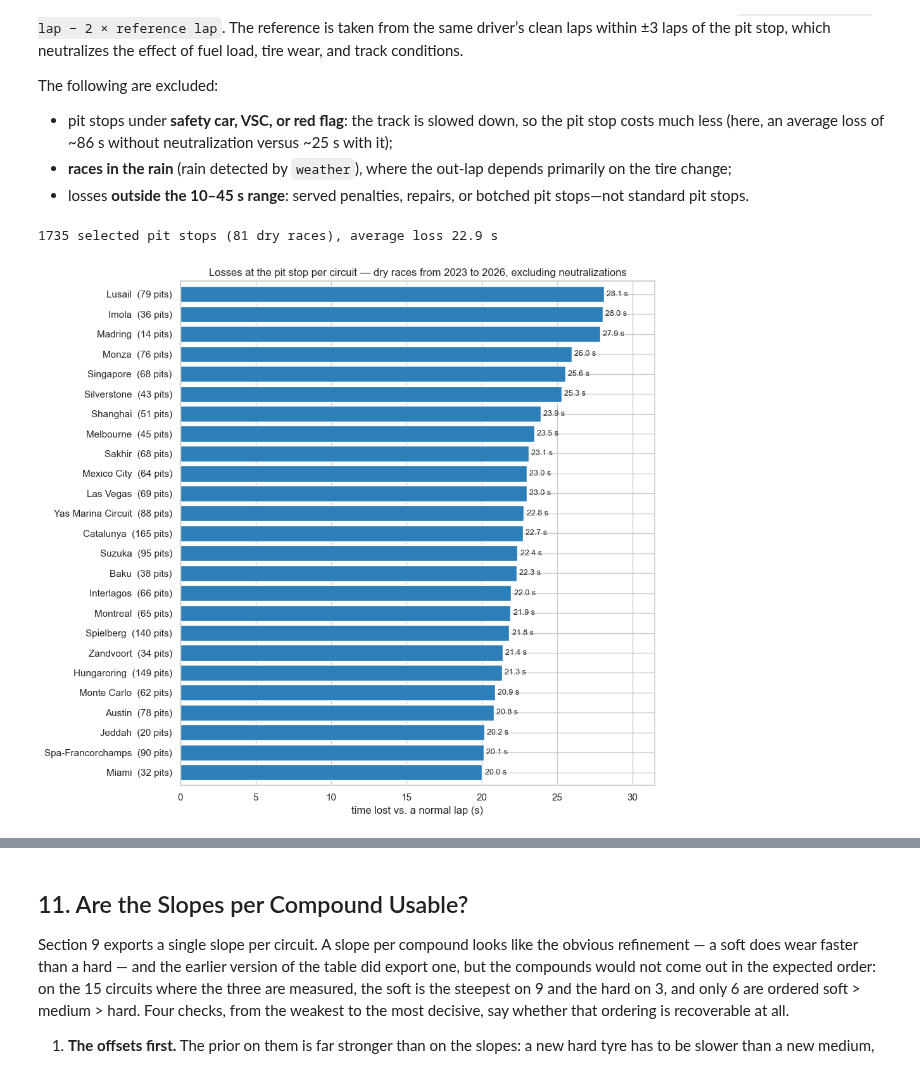
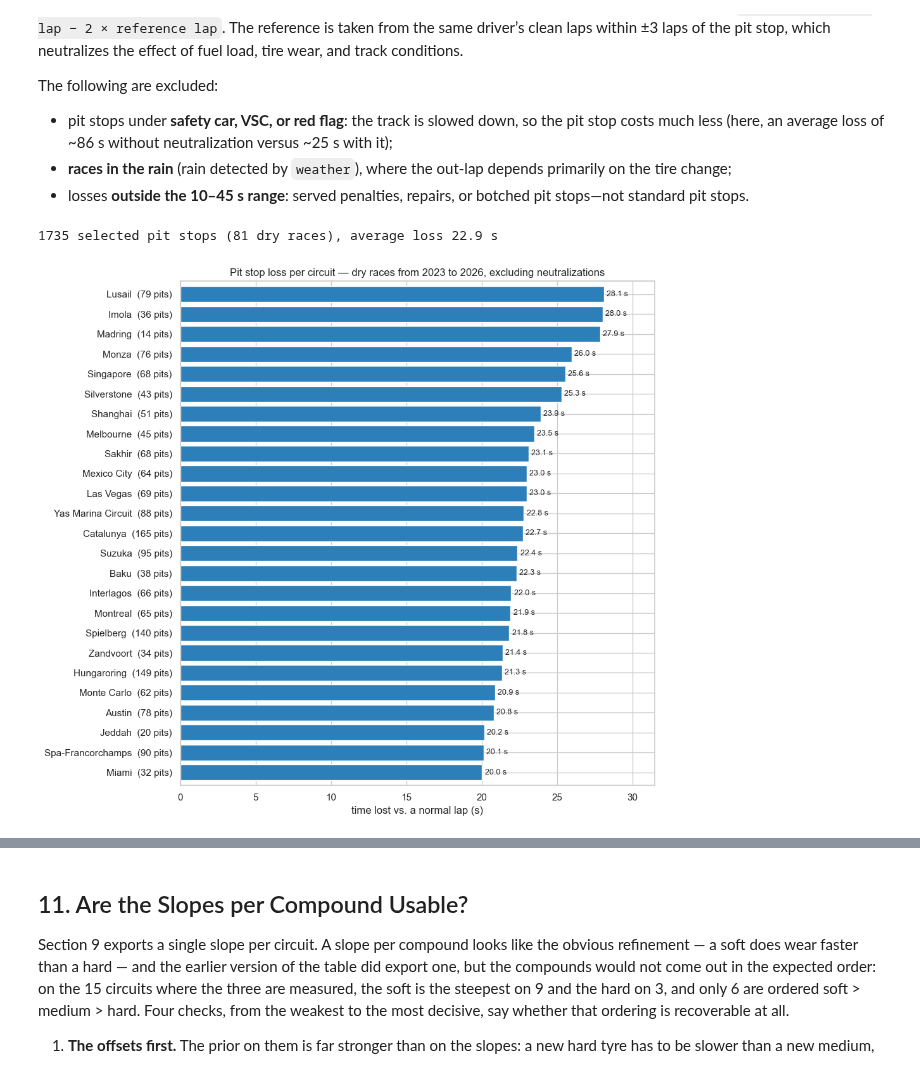
Before and after one commit to NathanLeDev/formula1-stint-optimizer, a Jupyter notebook: app/data-viz.ipynb, the cells around one changed output, grey strips where cells are left out. Saved outputs shown, nothing was run; the diff lists cells and outputs as text; code cells hidden in the pictures.

```diff
--- a/app/data-viz.ipynb
+++ b/app/data-viz.ipynb
@@ -249,8 +249,8 @@ of `session_key`. Reminder: OpenF1 only accepts the **strict** operators `>` and
 (`session_key>=X` returns a misleading 404).
 # %%
 ses, rc, res = [], [], []
-for an in [2023, 2024, 2025, 2026]:
-    s = get("sessions", year=an)
+for season in [2023, 2024, 2025, 2026]:
+    s = get("sessions", year=season)
     region = {"session_key>": int(s.session_key.min()) - 1, "session_key<": int(s.session_key.max()) + 1}
     ses.append(s)
     rc.append(get("race_control", **region))
@@ -263,12 +263,12 @@ races["date_start"] = pd.to_datetime(races["date_start"], format="ISO8601", utc=
 races = races[races["date_start"] <= pd.Timestamp.now(tz="UTC")]
 
 # We only keep messages sent after the start (before: pit opening, etc.).
-ev = rc.assign(date=pd.to_datetime(rc["date"], format="ISO8601", utc=True)).merge(
+events = rc.assign(date=pd.to_datetime(rc["date"], format="ISO8601", utc=True)).merge(
     races[["session_key", "date_start"]], on="session_key")
-ev = ev[ev["date"] >= ev["date_start"]]
+events = events[events["date"] >= events["date_start"]]
 
 def laps_under(flags):
-    return ev[ev["flag"].isin(flags)].groupby("session_key")["lap_number"].nunique()
+    return events[events["flag"].isin(flags)].groupby("session_key")["lap_number"].nunique()
 
 flags = races.set_index("session_key")[["circuit_short_name"]].assign(
     laps=res.groupby("session_key")["number_of_laps"].max(),   # distance = lap of the winner
@@ -276,13 +276,13 @@ flags = races.set_index("session_key")[["circuit_short_name"]].assign(
     red=laps_under(["RED"]),
 ).dropna(subset=["laps"]).fillna(0)
 
-per_tracks = flags.groupby("circuit_short_name").sum()
-per_tracks["yellow_%"] = 100 * per_tracks["yellow"] / per_tracks["laps"]
-per_tracks["red_%"] = 100 * per_tracks["red"] / per_tracks["laps"]
-per_tracks["n"] = flags.groupby("circuit_short_name").size()
+per_circuit = flags.groupby("circuit_short_name").sum()
+per_circuit["yellow_%"] = 100 * per_circuit["yellow"] / per_circuit["laps"]
+per_circuit["red_%"] = 100 * per_circuit["red"] / per_circuit["laps"]
+per_circuit["n"] = flags.groupby("circuit_short_name").size()
 print(f"{len(flags)} races eligible for {len(races)} held since 2023")
 
-graph = per_tracks.sort_values("yellow_%").rename(
+graph = per_circuit.sort_values("yellow_%").rename(
     columns={"yellow_%": "flag yellow", "red_%": "flag red"})
 graph.index = [f"{c}  ({n} race{'s' * (n > 1)})" for c, n in zip(graph.index, graph["n"])]
 fig, ax = plt.subplots(figsize=(10, 9))
@@ -330,47 +330,47 @@ sc["end"] = sc.groupby("session_key")["lap_number"].shift(-1).fillna(sc["lap_num
 neutral = {(r.session_key, l) for r in sc[sc["start"]].itertuples()
            for l in range(int(r.lap_number), int(r.end) + 2)}
 
 # Clean laps used as a reference (no pit stops or slow laps).
 entry = set(zip(raw_stops.session_key, raw_stops.driver_number, raw_stops.lap_number))
 keys = pd.Series(list(zip(every_laps.session_key, every_laps.driver_number, every_laps.lap_number)),
                  index=every_laps.index)
 clean = every_laps[every_laps["lap_duration"].notna() & ~every_laps["is_pit_out_lap"] & ~keys.isin(entry)]
 clean = clean[clean["lap_duration"]
                   <= 1.10 * clean.groupby("session_key")["lap_duration"].transform("min")]
 
 # A pit stop = its entry lap (lap_number) and its exit lap (lap_number + 1).
-chrono = every_laps.set_index(["session_key", "driver_number", "lap_number"])["lap_duration"]
-pit = raw_stops[raw_stops["session_key"].isin(dry["session_key"])][
+lap_time = every_laps.set_index(["session_key", "driver_number", "lap_number"])["lap_duration"]
+stops = raw_stops[raw_stops["session_key"].isin(dry["session_key"])][
     ["session_key", "driver_number", "lap_number"]]
-pit = pit[[(k, l) not in neutral and (k, l + 1) not in neutral
-                 for k, l in zip(pit.session_key, pit.lap_number)]].reset_index(drop=True)
-pit["pit"] = pit.index
-pit["t_in"] = [chrono.get(i) for i in zip(pit.session_key, pit.driver_number, pit.lap_number)]
-pit["t_out"] = [chrono.get(i) for i in zip(pit.session_key, pit.driver_number, pit.lap_number + 1)]
+stops = stops[[(k, l) not in neutral and (k, l + 1) not in neutral
+                 for k, l in zip(stops.session_key, stops.lap_number)]].reset_index(drop=True)
+stops["stop_id"] = stops.index
+stops["t_in"] = [lap_time.get(i) for i in zip(stops.session_key, stops.driver_number, stops.lap_number)]
+stops["t_out"] = [lap_time.get(i) for i in zip(stops.session_key, stops.driver_number, stops.lap_number + 1)]
 
-ref = (pit.merge(clean[["session_key", "driver_number", "lap_number", "lap_duration"]],
+ref = (stops.merge(clean[["session_key", "driver_number", "lap_number", "lap_duration"]],
                     on=["session_key", "driver_number"], suffixes=("", "_r"))
        .query("abs(lap_number_r - lap_number) <= 3")
-       .groupby("pit")["lap_duration"].agg(["median", "size"]))
-pit = pit.join(ref, on="pit")
-pit["loss"] = pit["t_in"] + pit["t_out"] - 2 * pit["median"]
+       .groupby("stop_id")["lap_duration"].agg(["median", "size"]))
+stops = stops.join(ref, on="stop_id")
+stops["loss"] = stops["t_in"] + stops["t_out"] - 2 * stops["median"]
 
-selected = pit[(pit["size"] >= 2) & pit["loss"].between(10, 45)].assign(
+selected = stops[(stops["size"] >= 2) & stops["loss"].between(10, 45)].assign(
     circuit=lambda d: d["session_key"].map(races.set_index("session_key")["circuit_short_name"]))
 loss = selected.groupby("circuit")["loss"].agg(["mean", "count"]).sort_values("mean")
 print(f"{len(selected)} selected pit stops ({len(dry)} dry races), "
       f"average loss {selected['loss'].mean():.1f} s")
 
 fig, ax = plt.subplots(figsize=(10, 9))
 loss["mean"].rename(lambda c: f"{c}  ({loss.loc[c, 'count']} pits)").plot.barh(
     ax=ax, width=0.8, color="#2c7fb8")
 ax.bar_label(ax.containers[0], fmt="%.1f s", padding=3, fontsize=9)
-ax.set(title="Losses at the pit stop per circuit — dry races from 2023 to 2026, excluding neutralizations",
+ax.set(title="Pit stop loss per circuit — dry races from 2023 to 2026, excluding neutralizations",
        xlabel="time lost vs. a normal lap (s)", ylabel="", xlim=(0, loss["mean"].max() * 1.12))
 fig.tight_layout()
 # %% [output]
 1735 selected pit stops (81 dry races), average loss 22.9 s
-[figure, old version]
+[figure, new version]
 # %%
 # 8. Fuel degradation corrected, one lap at a time.
 # The tank empties by about 1.8 kg per lap, and 10 kg costs ~0.3 s: we remove this
```
Also changed, not shown: parts of 12 cells of this notebook.
